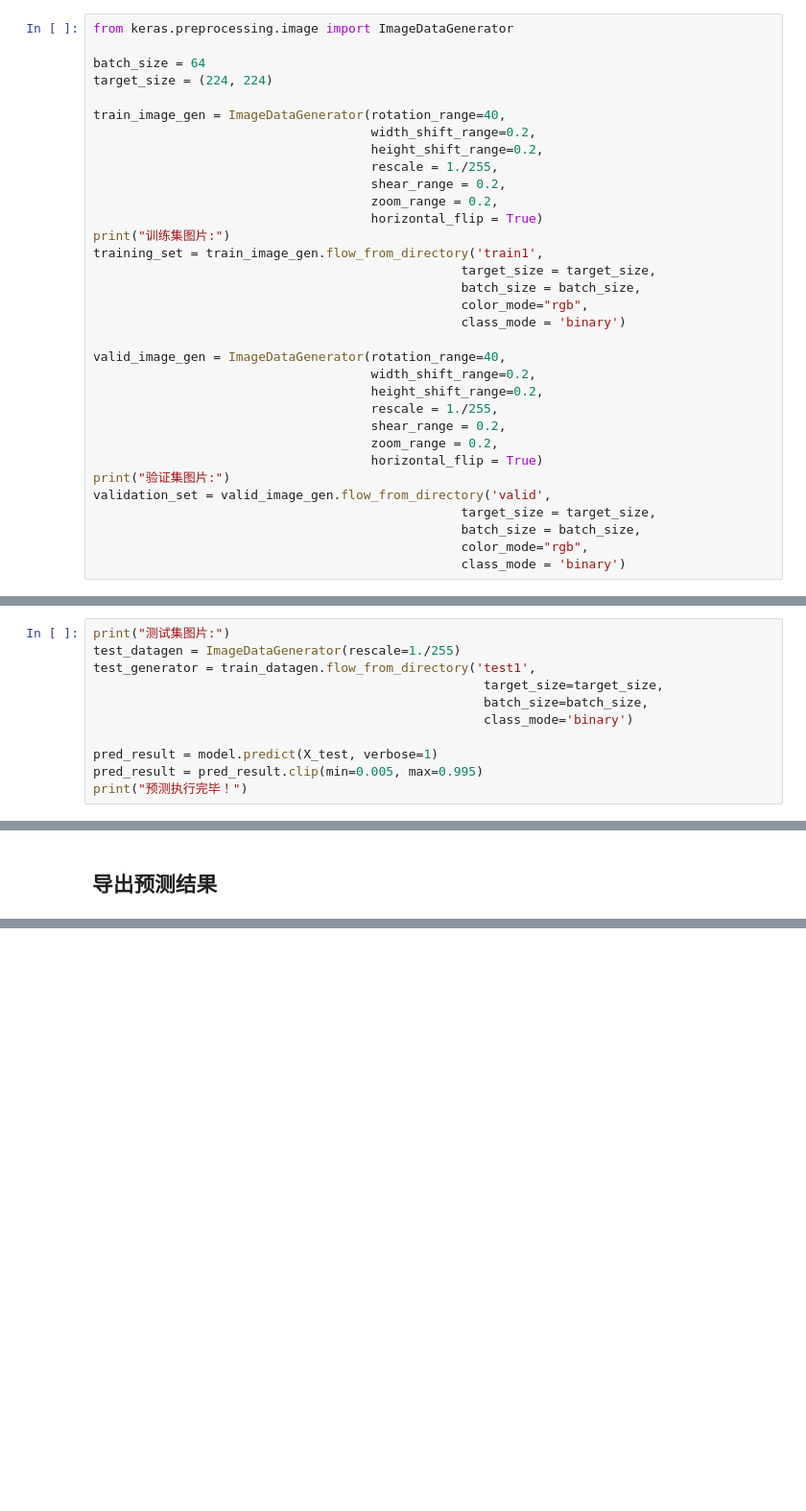
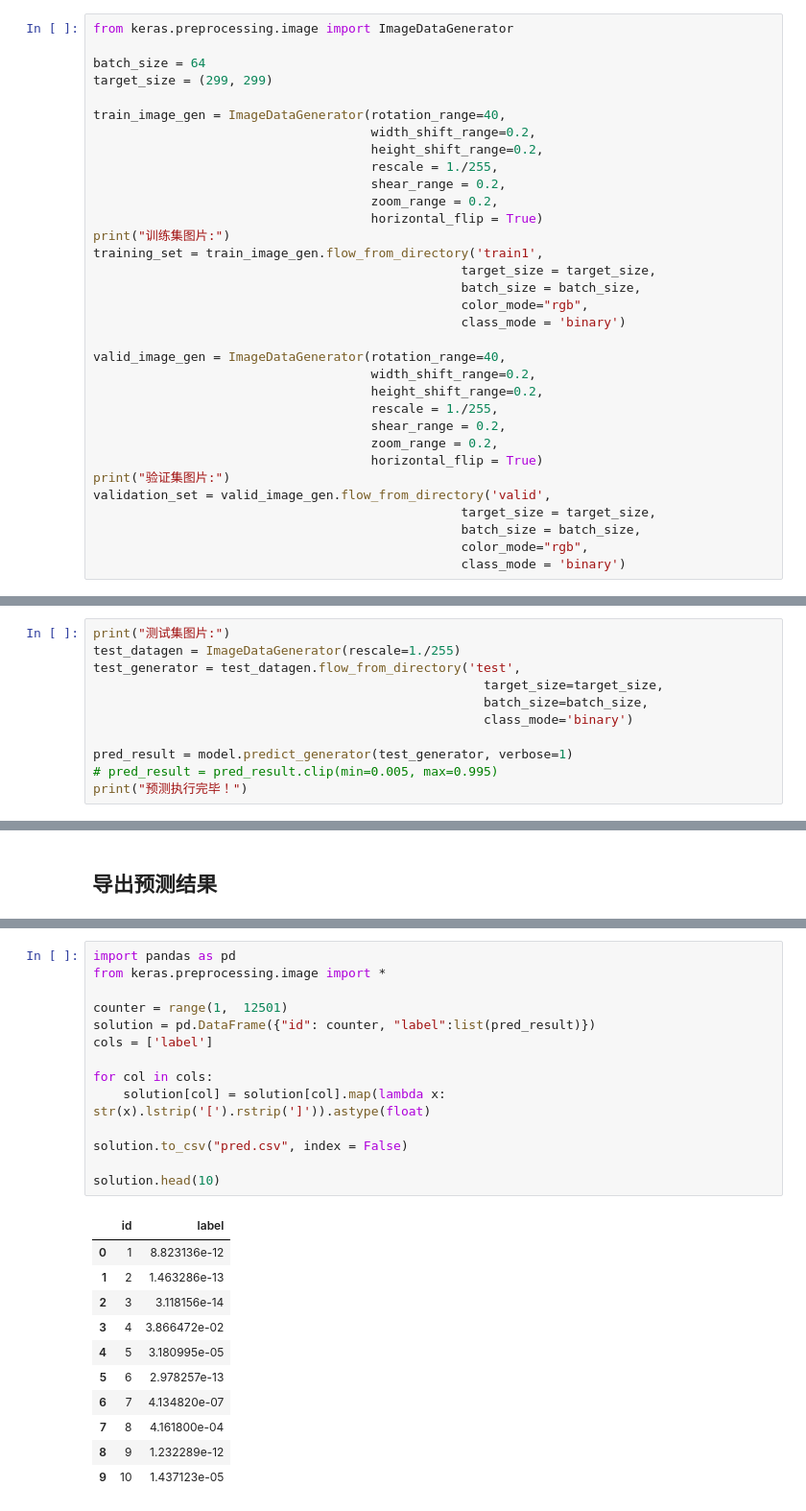
Before and after one commit to sunrise2075/cat_vs_dog_cnn, a Jupyter notebook: cat_vs_dog_model_training.ipynb, the cells around one changed output, grey strips where cells are left out. Shown: that part at 96% size. Drawn from its saved outputs; the diff is of its cells as text; blank space fills up the shorter version.

```diff
--- a/cat_vs_dog_model_training.ipynb
+++ b/cat_vs_dog_model_training.ipynb
@@ -173,7 +172,7 @@ ________________________________________________________________________________
 from keras.preprocessing.image import ImageDataGenerator
 
 batch_size = 64
-target_size = (224, 224)
+target_size = (299, 299)
 
 train_image_gen = ImageDataGenerator(rotation_range=40,
                                      width_shift_range=0.2,
@@ -233,12 +255,12 @@ Epoch 3/5
 # %%
 print("测试集图片:")
 test_datagen = ImageDataGenerator(rescale=1./255)
-test_generator = train_datagen.flow_from_directory('test1',
+test_generator = test_datagen.flow_from_directory('test',
                                                     target_size=target_size,
                                                     batch_size=batch_size,
                                                     class_mode='binary')
 
-pred_result = model.predict(X_test, verbose=1)
-pred_result = pred_result.clip(min=0.005, max=0.995)
+pred_result = model.predict_generator(test_generator, verbose=1)
+# pred_result = pred_result.clip(min=0.005, max=0.995)
 print("预测执行完毕！")
 # %% [output]
@@ -263,0 +283,26 @@ df.head(10)
+# %%
+import pandas as pd
+from keras.preprocessing.image import *
+
+counter = range(1,  12501)
+solution = pd.DataFrame({"id": counter, "label":list(pred_result)})
+cols = ['label']
+
+for col in cols:
+    solution[col] = solution[col].map(lambda x: str(x).lstrip('[').rstrip(']')).astype(float)
+
+solution.to_csv("pred.csv", index = False)
+
+solution.head(10)
+# %% [output]
+|  | id | label |
+| 0 | 1 | 8.823136e-12 |
+| 1 | 2 | 1.463286e-13 |
+| 2 | 3 | 3.118156e-14 |
+| 3 | 4 | 3.866472e-02 |
+| 4 | 5 | 3.180995e-05 |
+| 5 | 6 | 2.978257e-13 |
+| 6 | 7 | 4.134820e-07 |
+| 7 | 8 | 4.161800e-04 |
+| 8 | 9 | 1.232289e-12 |
+| 9 | 10 | 1.437123e-05 |
```
Also changed, not shown: parts of 9 cells of this notebook, 1 other file.
